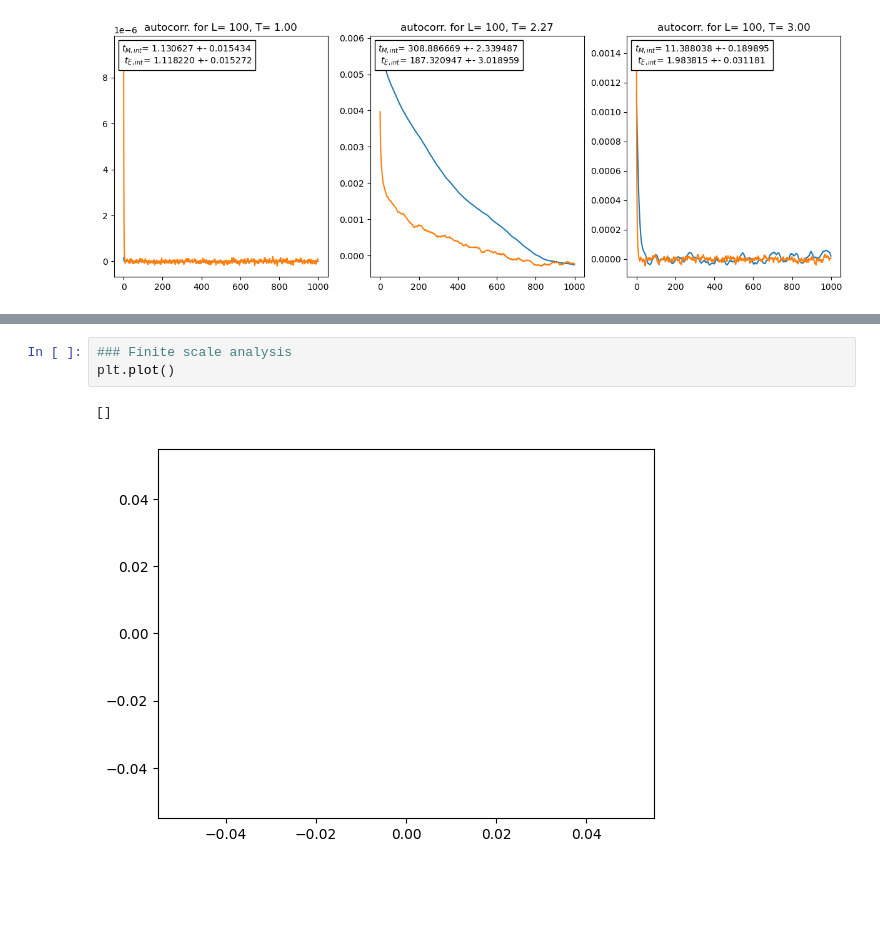
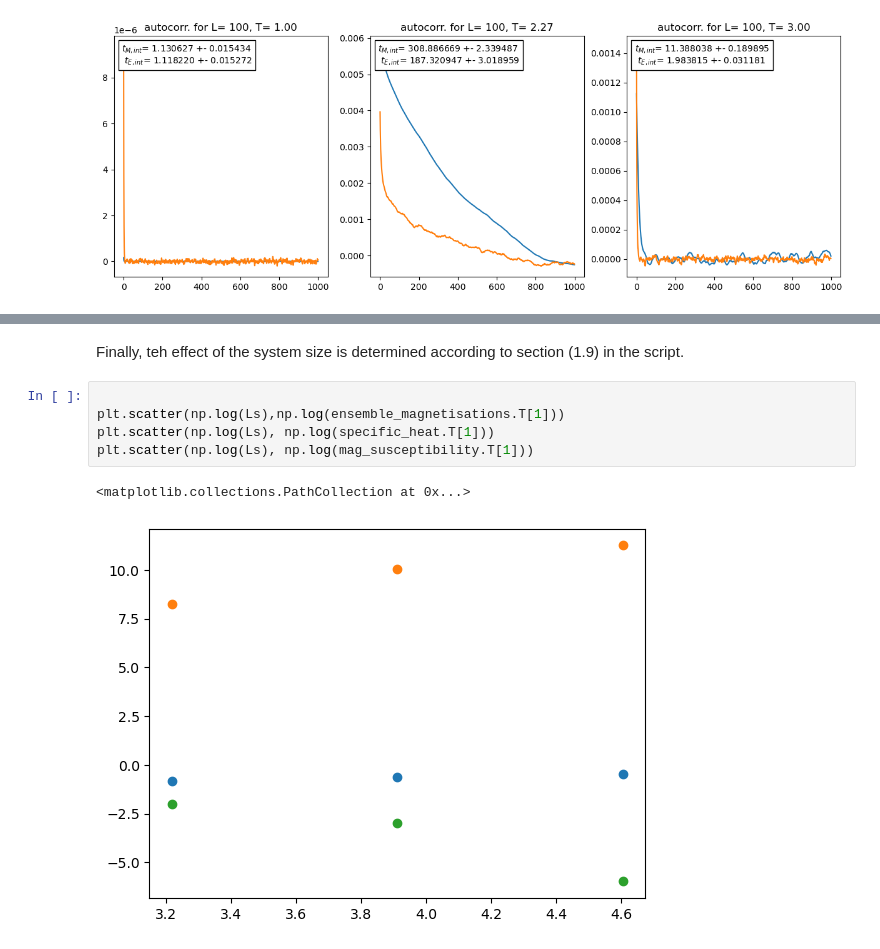
Before and after one commit to selina355/simulation-methods, a Jupyter notebook: IsingModel/Plots_Ising.ipynb, the cells around one changed output, grey strips where cells are left out. Drawn from its saved outputs; the diff is of its cells as text; blank space fills up the shorter version.

```diff
--- a/IsingModel/Plots_Ising.ipynb
+++ b/IsingModel/Plots_Ising.ipynb
@@ -190,6 +241,10 @@ print(S2_corr_mags)
-# %%
-### Finite scale analysis
-plt.plot()
-# %% [output]
-[]
-[figure, removed]
+# %% [markdown]
+Finally, teh effect of the system size is determined according to section (1.9) in the script.
+# %%
+
+plt.scatter(np.log(Ls),np.log(ensemble_magnetisations.T[1]))
+plt.scatter(np.log(Ls), np.log(specific_heat.T[1]))
+plt.scatter(np.log(Ls), np.log(mag_susceptibility.T[1]))
+# %% [output]
+<matplotlib.collections.PathCollection at 0x...>
+[figure, added]
```
Also changed, not shown: parts of 11 cells of this notebook.
